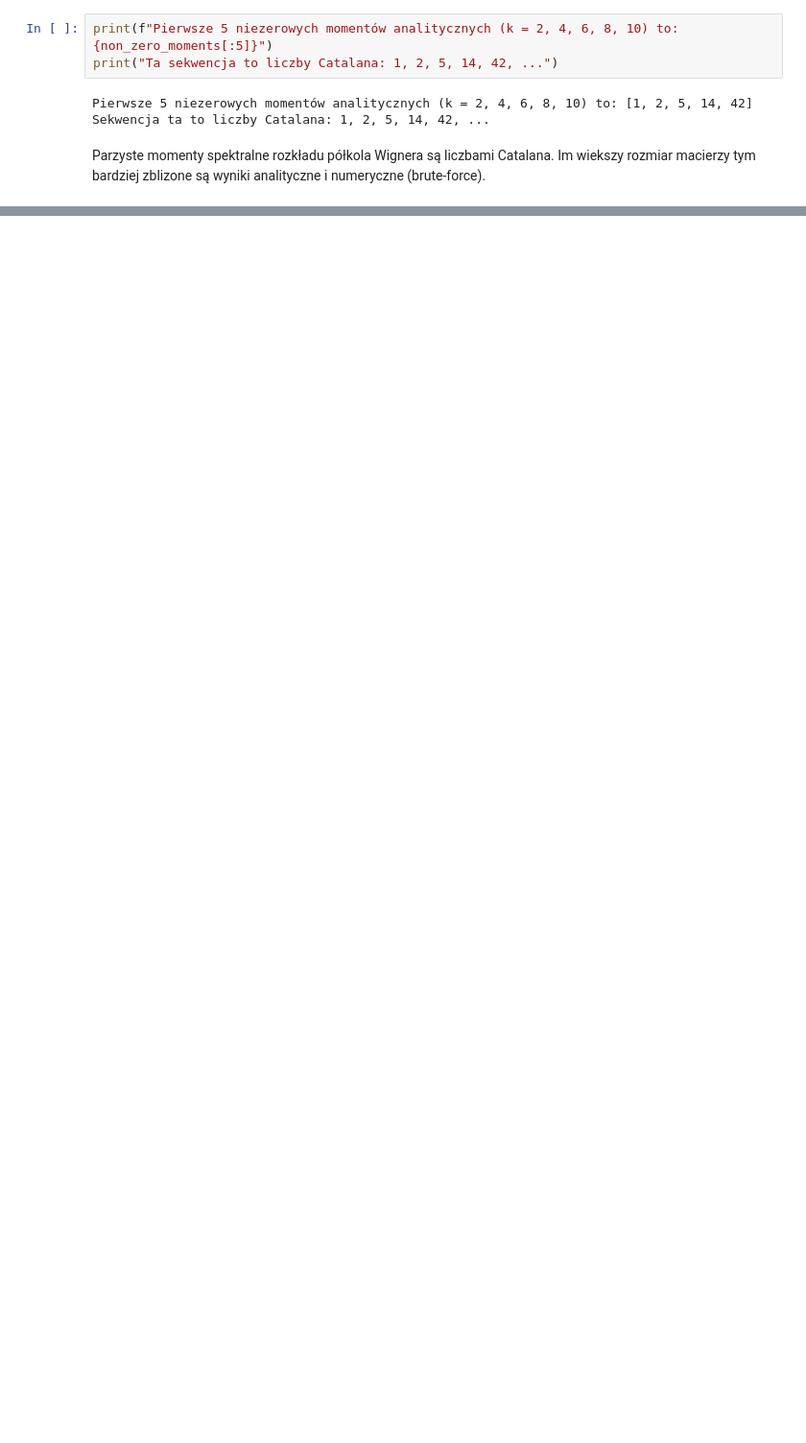
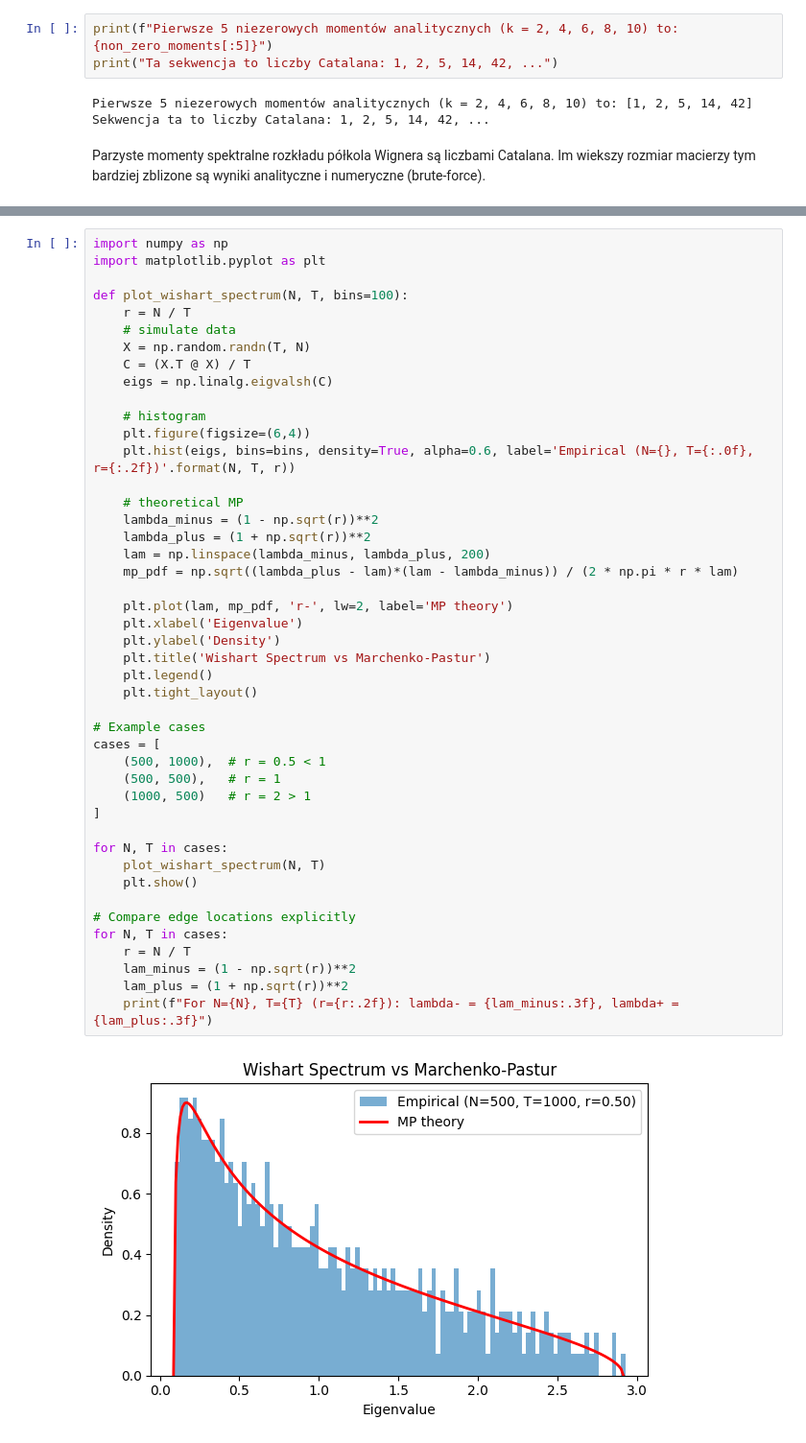
Before and after one commit to kubaq215/Risk-management, a Jupyter notebook: note5.ipynb, the cells around one changed output, grey strips where cells are left out. Shown at 96% size. Saved outputs shown, nothing was run; the diff lists cells and outputs as text; blank space fills up the shorter version.

```diff
--- a/note5.ipynb
+++ b/note5.ipynb
@@ -177,3 +177,50 @@ Im wiekszy rozmiar macierzy tym bardziej zblizone są wyniki analityczne i numer
 ![zad4.png](images/note5/zad4.png)
 # %% [markdown]
 ![zad5.png](images/note5/zad5.png)
+# %%
+import numpy as np
+import matplotlib.pyplot as plt
+
+def plot_wishart_spectrum(N, T, bins=100):
+    r = N / T
+    # simulate data
+    X = np.random.randn(T, N)
+    C = (X.T @ X) / T
+    eigs = np.linalg.eigvalsh(C)
+
+    # histogram
+    plt.figure(figsize=(6,4))
+    plt.hist(eigs, bins=bins, density=True, alpha=0.6, label='Empirical (N={}, T={:.0f}, r={:.2f})'.format(N, T, r))
+
+    # theoretical MP
+    lambda_minus = (1 - np.sqrt(r))**2
+    lambda_plus = (1 + np.sqrt(r))**2
+    lam = np.linspace(lambda_minus, lambda_plus, 200)
+    mp_pdf = np.sqrt((lambda_plus - lam)*(lam - lambda_minus)) / (2 * np.pi * r * lam)
+
+    plt.plot(lam, mp_pdf, 'r-', lw=2, label='MP theory')
+    plt.xlabel('Eigenvalue')
+    plt.ylabel('Density')
+    plt.title('Wishart Spectrum vs Marchenko-Pastur')
+    plt.legend()
+    plt.tight_layout()
+
+# Example cases
+cases = [
+    (500, 1000),  # r = 0.5 < 1
+    (500, 500),   # r = 1
+    (1000, 500)   # r = 2 > 1
+]
+
+for N, T in cases:
+    plot_wishart_spectrum(N, T)
+    plt.show()
+
+# Compare edge locations explicitly
+for N, T in cases:
+    r = N / T
+    lam_minus = (1 - np.sqrt(r))**2
+    lam_plus = (1 + np.sqrt(r))**2
+    print(f"For N={N}, T={T} (r={r:.2f}): lambda- = {lam_minus:.3f}, lambda+ = {lam_plus:.3f}")
+# %% [output]
+[figure, added]
```
Also changed, not shown: parts of 3 cells of this notebook.
